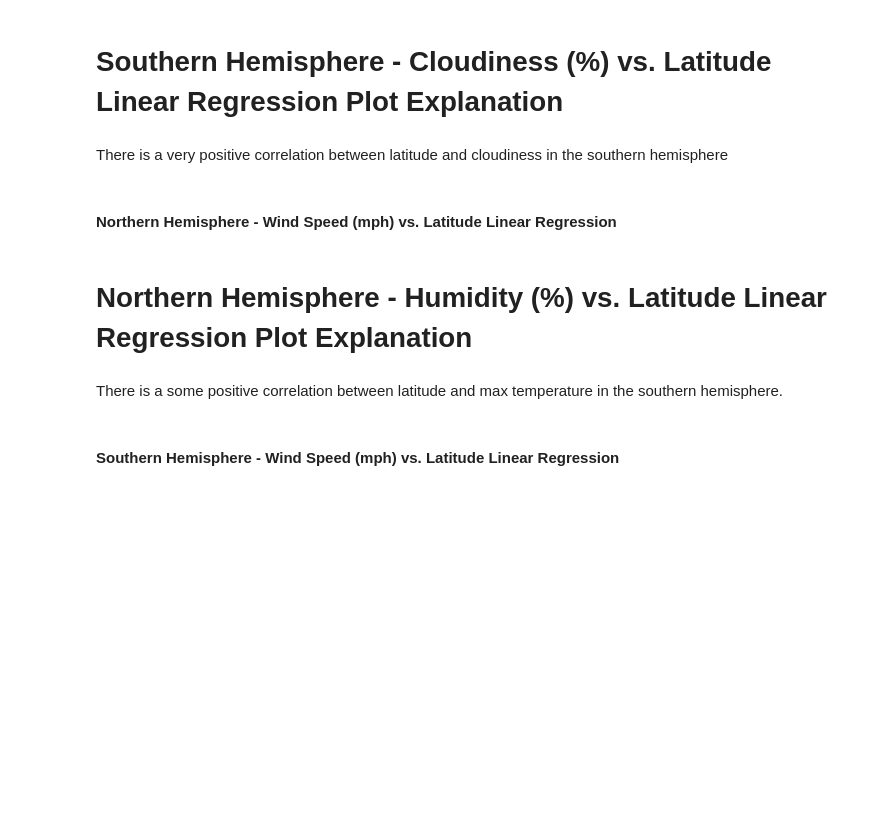
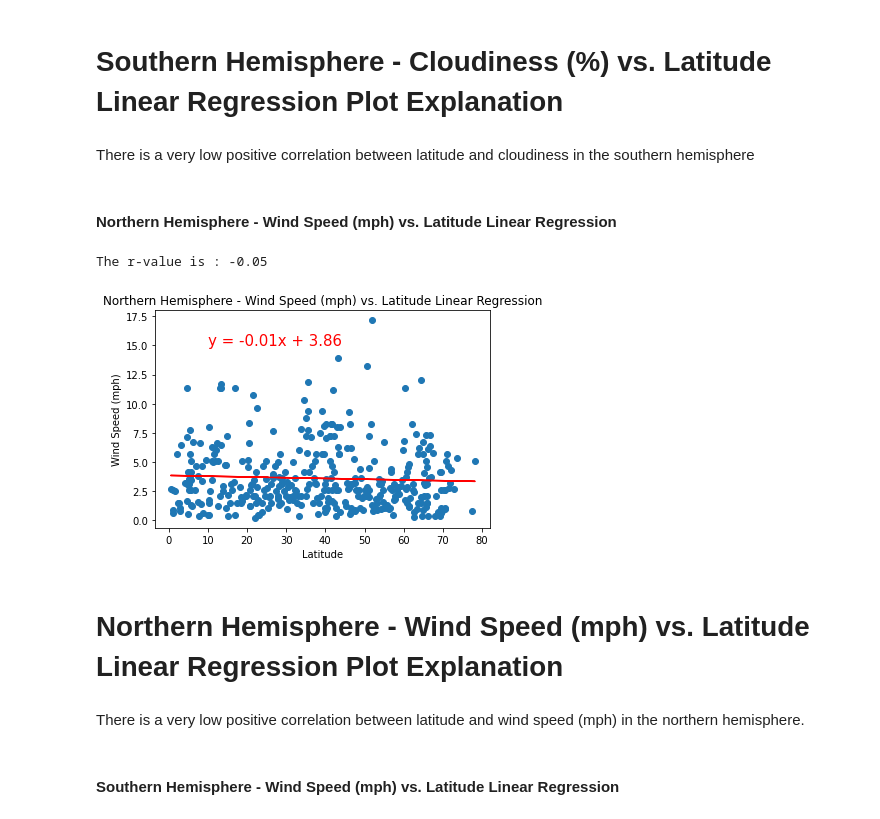
Before and after one commit to Steff-C/Python-APIs, a Jupyter notebook: WeatherPy/WeatherPy.ipynb, the cells around one changed output. Saved outputs shown, nothing was run; the diff lists cells and outputs as text; code cells hidden in the pictures; blank space fills up the shorter version.

```diff
--- a/WeatherPy/WeatherPy.ipynb
+++ b/WeatherPy/WeatherPy.ipynb
@@ -413,12 +413,26 @@ The r-value is : 0.4
 # %% [markdown]
 # Southern Hemisphere - Cloudiness (%) vs. Latitude Linear Regression Plot Explanation
 # %% [markdown]
-There is a very positive correlation between latitude and cloudiness in the southern hemisphere
+There is a very low positive correlation between latitude and cloudiness in the southern hemisphere
 # %% [markdown]
 ####  Northern Hemisphere - Wind Speed (mph) vs. Latitude Linear Regression
+# %%
+equation = linear_agression(northern_hemisphere["Lat"], northern_hemisphere["Wind Speed"])
+annotate(equation, 10, 15)
+
+# Plot Labels
+plt.title("Northern Hemisphere - Wind Speed (mph) vs. Latitude Linear Regression")
+plt.xlabel("Latitude")
+plt.ylabel("Wind Speed (mph)")
+
+# Save the Image
+plt.savefig("./Northern Hemisphere - Wind Speed (mph) vs. Latitude Linear Regression.png")
+# %% [output]
+The r-value is : -0.05
+[figure, added]
 # %% [markdown]
-# Northern Hemisphere - Humidity (%) vs. Latitude Linear Regression Plot Explanation
+# Northern Hemisphere - Wind Speed (mph) vs. Latitude Linear Regression Plot Explanation
 # %% [markdown]
-There is a some positive correlation between latitude and max temperature in the southern hemisphere.
+There is a very low positive correlation between latitude and wind speed (mph) in the northern hemisphere.
 # %% [markdown]
 ####  Southern Hemisphere - Wind Speed (mph) vs. Latitude Linear Regression
```
Also changed, not shown: parts of 6 cells of this notebook, 2 other files.
